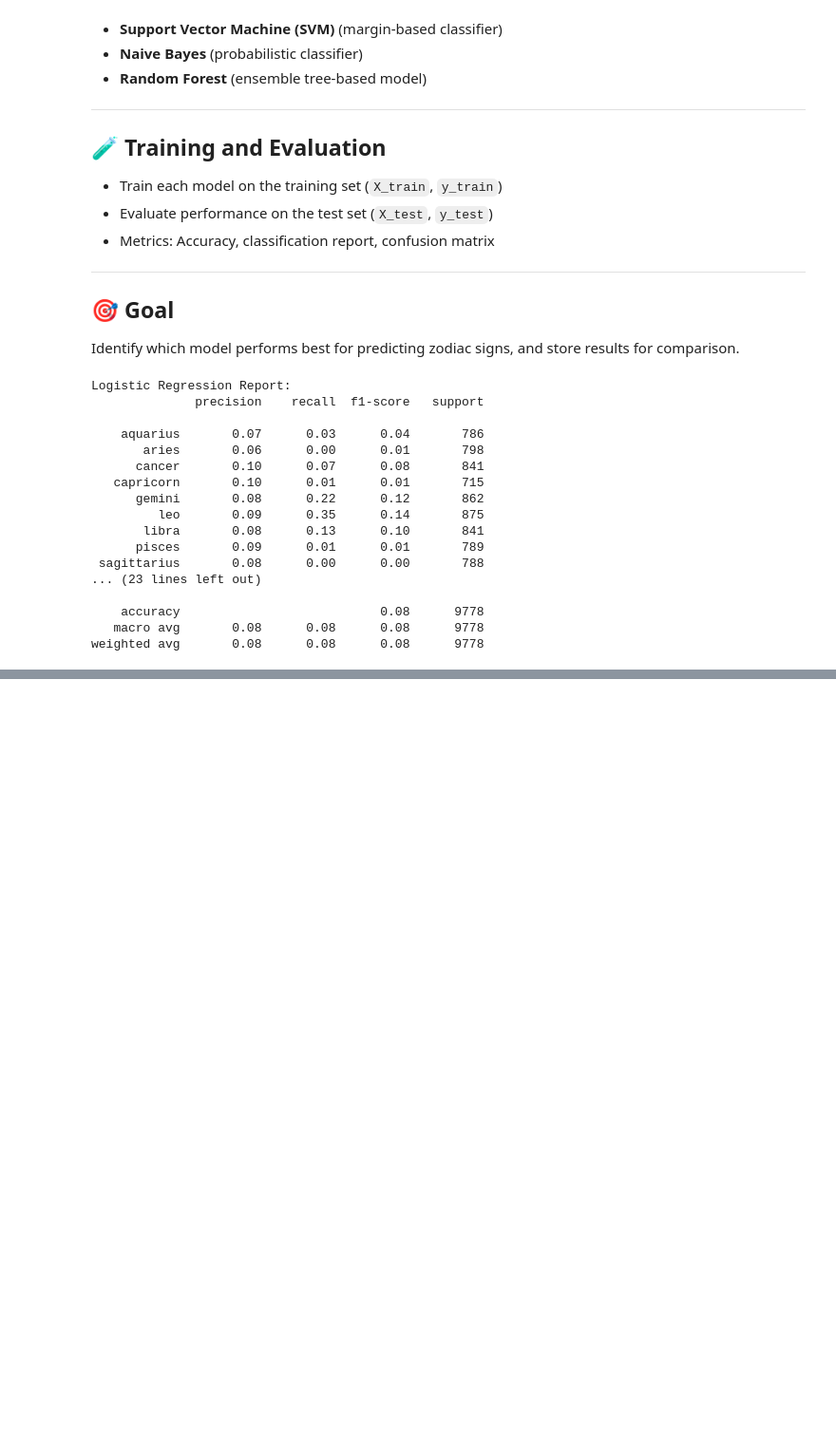
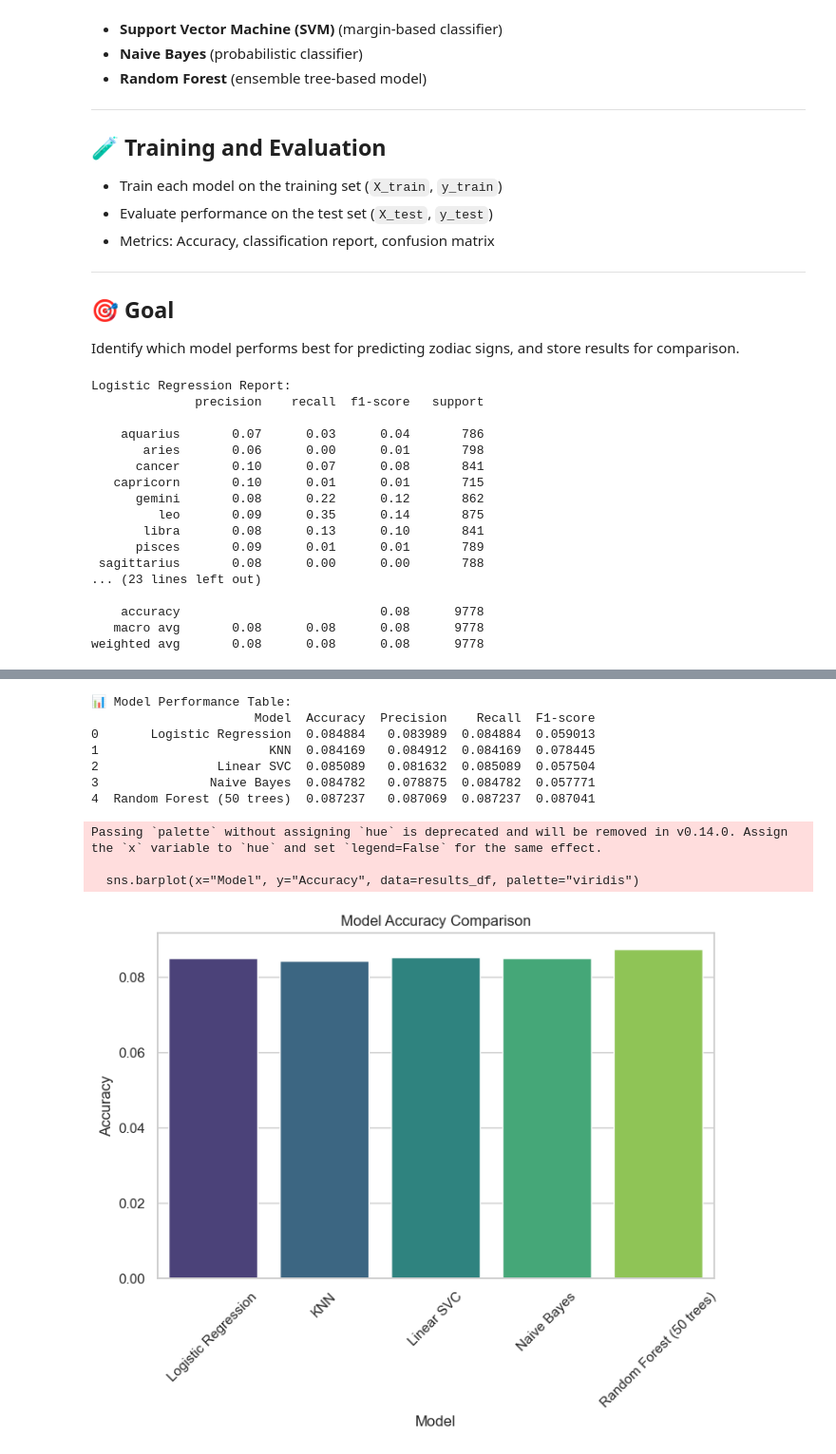
Before and after one commit to gabrielarcangelbol/OKCupid-Date-A-Scientist-Starter, a Jupyter notebook: date-a-scientist.ipynb, the cells around one changed output, grey strips where cells are left out. Shown at 95% size. Saved outputs shown, nothing was run; the diff lists cells and outputs as text; code cells hidden in the pictures; blank space fills up the shorter version.

Commit message:
Complete model evaluation, conclusions, and next steps; added performance metrics, visualizations, and final insights

```diff
--- a/date-a-scientist.ipynb
+++ b/date-a-scientist.ipynb
@@ -960,0 +1095,56 @@ weighted avg       0.08      0.08      0.08      9778
+# %%
+import seaborn as sns
+import matplotlib.pyplot as plt
+from sklearn.metrics import precision_recall_fscore_support, confusion_matrix
+
+# 📊 Collect metrics into a table
+metrics = []
+for name, y_pred in predictions.items():
+    acc = accuracy_score(y_test, y_pred)
+    precision, recall, f1, _ = precision_recall_fscore_support(y_test, y_pred, average='weighted')
+    metrics.append([name, acc, precision, recall, f1])
+
+results_df = pd.DataFrame(metrics, columns=["Model", "Accuracy", "Precision", "Recall", "F1-score"])
+print("\n📊 Model Performance Table:")
+print(results_df)
+
+# 📊 Plot accuracy comparison
+plt.figure(figsize=(8,5))
+sns.barplot(x="Model", y="Accuracy", data=results_df, palette="viridis")
+plt.title("Model Accuracy Comparison")
+plt.xticks(rotation=45)
+plt.show()
+
+# 📊 Plot precision, recall, F1 comparison
+results_melted = results_df.melt(id_vars="Model",
+                                 value_vars=["Precision", "Recall", "F1-score"],
+                                 var_name="Metric", value_name="Score")
+plt.figure(figsize=(10,6))
+sns.barplot(x="Model", y="Score", hue="Metric", data=results_melted, palette="mako")
+plt.title("Precision, Recall, and F1-score Comparison")
+plt.xticks(rotation=45)
+plt.show()
+
+# 🔍 Confusion matrix for best model
+best_model_name = results_df.sort_values("Accuracy", ascending=False).iloc[0]["Model"]
+best_preds = predictions[best_model_name]
+cm = confusion_matrix(y_test, best_preds, labels=y_test.unique())
+
+plt.figure(figsize=(10,8))
+sns.heatmap(cm, annot=False, cmap="Blues")
+plt.title(f"Confusion Matrix - {best_model_name}")
+plt.xlabel("Predicted")
+plt.ylabel("True")
+plt.show()
+# %% [output]
+📊 Model Performance Table:
+                      Model  Accuracy  Precision    Recall  F1-score
+0       Logistic Regression  0.084884   0.083989  0.084884  0.059013
+1                       KNN  0.084169   0.084912  0.084169  0.078445
+2                Linear SVC  0.085089   0.081632  0.085089  0.057504
+3               Naive Bayes  0.084782   0.078875  0.084782  0.057771
+4  Random Forest (50 trees)  0.087237   0.087069  0.087237  0.087041
+Passing `palette` without assigning `hue` is deprecated and will be removed in v0.14.0. Assign the `x` variable to `hue` and set `legend=False` for the same effect.
+
+  sns.barplot(x="Model", y="Accuracy", data=results_df, palette="viridis")
+[figure, added]
```
Also changed, not shown: parts of 9 cells of this notebook.
